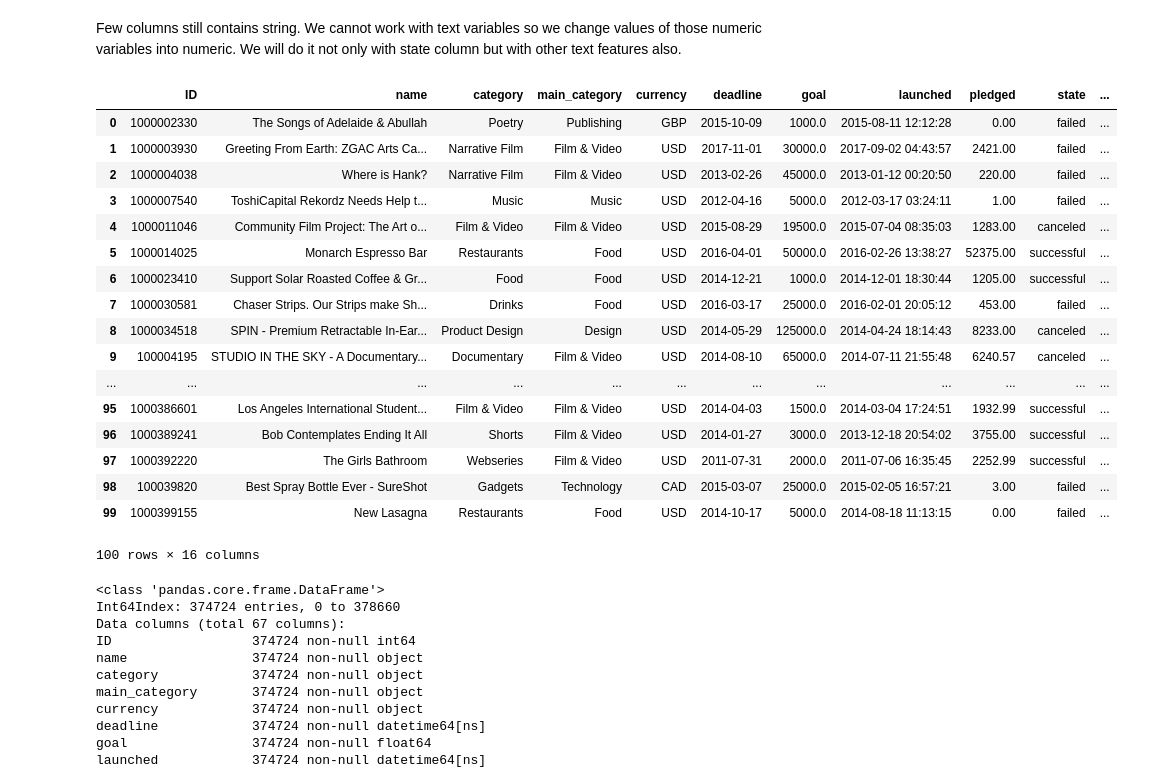
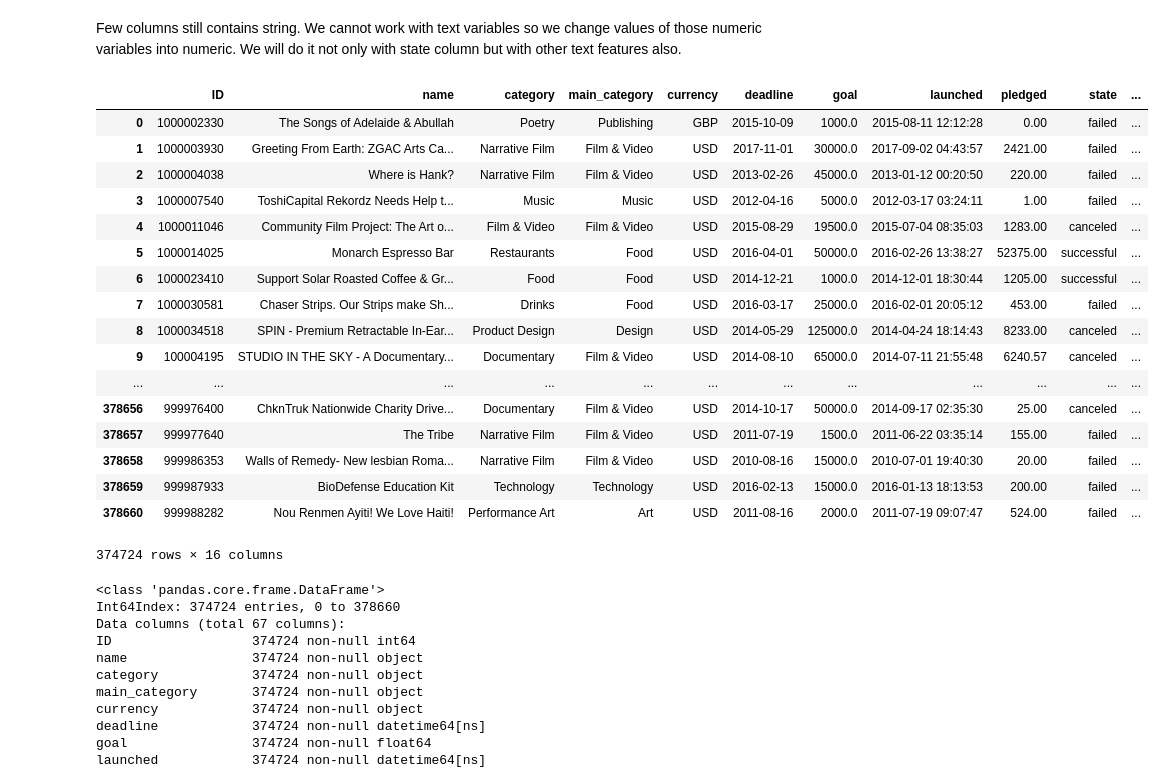
Before and after one commit to ToTomki/SKL_Kickstarter, a Jupyter notebook: SKL_Kickstarter.ipynb, the cells around one changed output. Drawn from its saved outputs; the diff is of its cells as text; code cells hidden in the pictures.

```diff
--- a/SKL_Kickstarter.ipynb
+++ b/SKL_Kickstarter.ipynb
@@ -195,26 +203,26 @@ cleaned_data['duration'] = (cleaned_data['deadline'] - cleaned_data['launched'])
 # %% [markdown]
 Few columns still contains string. We cannot work with text variables so we change values of those numeric variables into numeric. We will do it not only with state column but with other text features also.
 # %%
-cleaned_data.head(100)
+cleaned_data
 # %% [output]
 |  | ID | name | category | main_category | currency | deadline | goal | launched | pledged | state | ... |
 | 0 | 1000002330 | The Songs of Adelaide & Abullah | Poetry | Publishing | GBP | 2015-10-09 | 1000.0 | 2015-08-11 12:12:28 | 0.00 | failed | ... |
 | 1 | 1000003930 | Greeting From Earth: ZGAC Arts Ca... | Narrative Film | Film & Video | USD | 2017-11-01 | 30000.0 | 2017-09-02 04:43:57 | 2421.00 | failed | ... |
 | 2 | 1000004038 | Where is Hank? | Narrative Film | Film & Video | USD | 2013-02-26 | 45000.0 | 2013-01-12 00:20:50 | 220.00 | failed | ... |
 | 3 | 1000007540 | ToshiCapital Rekordz Needs Help t... | Music | Music | USD | 2012-04-16 | 5000.0 | 2012-03-17 03:24:11 | 1.00 | failed | ... |
 | 4 | 1000011046 | Community Film Project: The Art o... | Film & Video | Film & Video | USD | 2015-08-29 | 19500.0 | 2015-07-04 08:35:03 | 1283.00 | canceled | ... |
 | 5 | 1000014025 | Monarch Espresso Bar | Restaurants | Food | USD | 2016-04-01 | 50000.0 | 2016-02-26 13:38:27 | 52375.00 | successful | ... |
 | 6 | 1000023410 | Support Solar Roasted Coffee & Gr... | Food | Food | USD | 2014-12-21 | 1000.0 | 2014-12-01 18:30:44 | 1205.00 | successful | ... |
 | 7 | 1000030581 | Chaser Strips. Our Strips make Sh... | Drinks | Food | USD | 2016-03-17 | 25000.0 | 2016-02-01 20:05:12 | 453.00 | failed | ... |
 | 8 | 1000034518 | SPIN - Premium Retractable In-Ear... | Product Design | Design | USD | 2014-05-29 | 125000.0 | 2014-04-24 18:14:43 | 8233.00 | canceled | ... |
 | 9 | 100004195 | STUDIO IN THE SKY - A Documentary... | Documentary | Film & Video | USD | 2014-08-10 | 65000.0 | 2014-07-11 21:55:48 | 6240.57 | canceled | ... |
 | ... | ... | ... | ... | ... | ... | ... | ... | ... | ... | ... | ... |
-| 95 | 1000386601 | Los Angeles International Student... | Film & Video | Film & Video | USD | 2014-04-03 | 1500.0 | 2014-03-04 17:24:51 | 1932.99 | successful | ... |
-| 96 | 1000389241 | Bob Contemplates Ending It All | Shorts | Film & Video | USD | 2014-01-27 | 3000.0 | 2013-12-18 20:54:02 | 3755.00 | successful | ... |
-| 97 | 1000392220 | The Girls Bathroom | Webseries | Film & Video | USD | 2011-07-31 | 2000.0 | 2011-07-06 16:35:45 | 2252.99 | successful | ... |
-| 98 | 100039820 | Best Spray Bottle Ever - SureShot | Gadgets | Technology | CAD | 2015-03-07 | 25000.0 | 2015-02-05 16:57:21 | 3.00 | failed | ... |
-| 99 | 1000399155 | New Lasagna | Restaurants | Food | USD | 2014-10-17 | 5000.0 | 2014-08-18 11:13:15 | 0.00 | failed | ... |
+| 378656 | 999976400 | ChknTruk Nationwide Charity Drive... | Documentary | Film & Video | USD | 2014-10-17 | 50000.0 | 2014-09-17 02:35:30 | 25.00 | canceled | ... |
+| 378657 | 999977640 | The Tribe | Narrative Film | Film & Video | USD | 2011-07-19 | 1500.0 | 2011-06-22 03:35:14 | 155.00 | failed | ... |
+| 378658 | 999986353 | Walls of Remedy- New lesbian Roma... | Narrative Film | Film & Video | USD | 2010-08-16 | 15000.0 | 2010-07-01 19:40:30 | 20.00 | failed | ... |
+| 378659 | 999987933 | BioDefense Education Kit | Technology | Technology | USD | 2016-02-13 | 15000.0 | 2016-01-13 18:13:53 | 200.00 | failed | ... |
+| 378660 | 999988282 | Nou Renmen Ayiti! We Love Haiti! | Performance Art | Art | USD | 2011-08-16 | 2000.0 | 2011-07-19 09:07:47 | 524.00 | failed | ... |
-100 rows × 16 columns
+374724 rows × 16 columns
 # %%
 #category_dummies = pd.get_dummies(cleaned_data.category)
 main_category_dummies = pd.get_dummies(cleaned_data.main_category)
```
Also changed, not shown: parts of 31 cells of this notebook.
